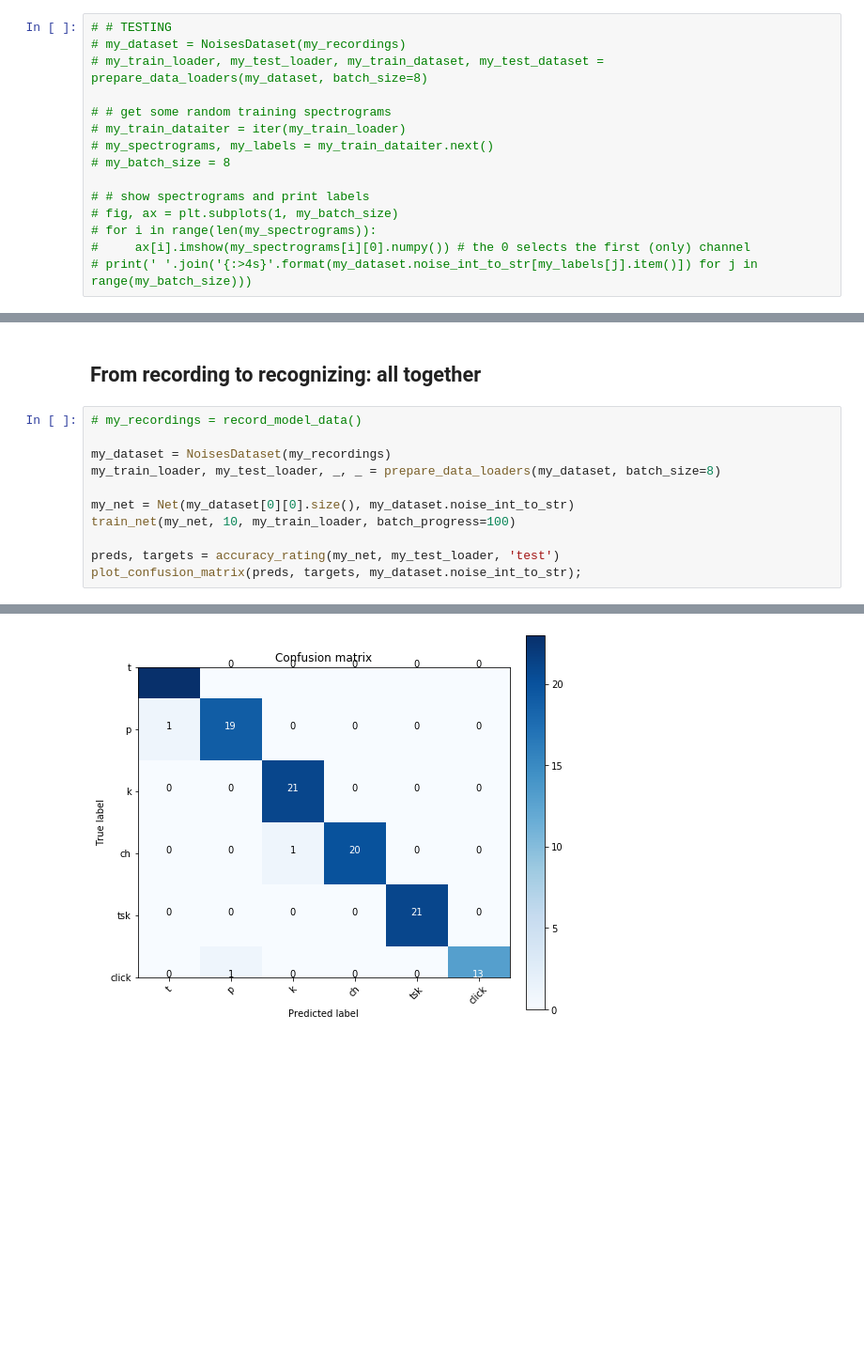
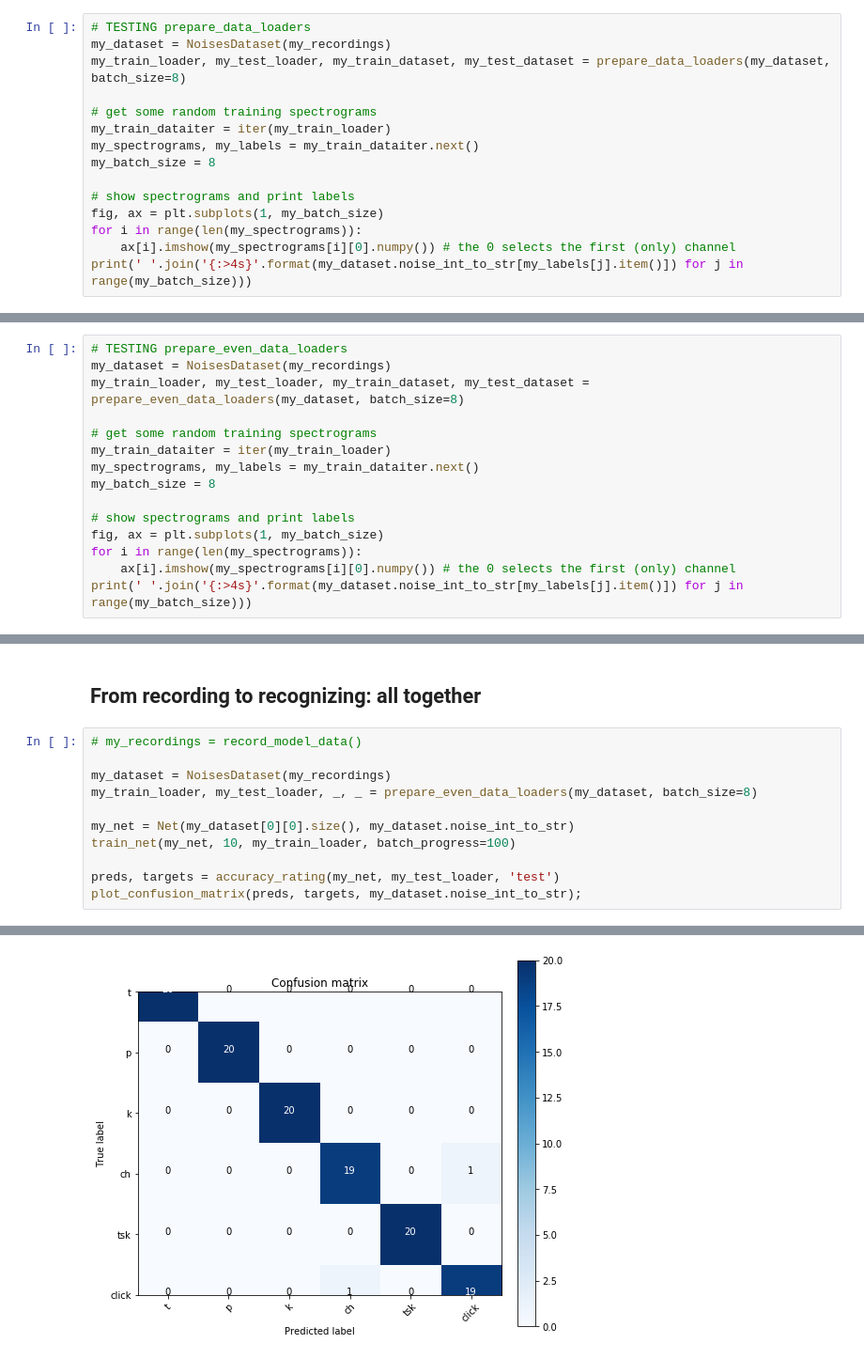
Before and after one commit to tremol/beatbot-noise-control, a Jupyter notebook: Exploration 4 - unifying in one workflow.ipynb, the cells around one changed output, grey strips where cells are left out. Shown at 94% size. Saved outputs shown, nothing was run; the diff lists cells and outputs as text; blank space fills up the shorter version.

Commit message:
added function to create data loaders with each noise type evenly represented

```diff
--- a/Exploration 4 - unifying in one workflow.ipynb
+++ b/Exploration 4 - unifying in one workflow.ipynb
@@ -317,15 +379,15 @@ def prepare_data_loaders(full_dataset, training_fraction=0.8, batch_size=8):
 # %%
-# # TESTING
-# my_dataset = NoisesDataset(my_recordings)
-# my_train_loader, my_test_loader, my_train_dataset, my_test_dataset = prepare_data_loaders(my_dataset, batch_size=8)
+# TESTING prepare_data_loaders
+my_dataset = NoisesDataset(my_recordings)
+my_train_loader, my_test_loader, my_train_dataset, my_test_dataset = prepare_data_loaders(my_dataset, batch_size=8)
 
-# # get some random training spectrograms
-# my_train_dataiter = iter(my_train_loader)
-# my_spectrograms, my_labels = my_train_dataiter.next()
-# my_batch_size = 8
+# get some random training spectrograms
+my_train_dataiter = iter(my_train_loader)
+my_spectrograms, my_labels = my_train_dataiter.next()
+my_batch_size = 8
 
-# # show spectrograms and print labels
-# fig, ax = plt.subplots(1, my_batch_size)
-# for i in range(len(my_spectrograms)):
-#     ax[i].imshow(my_spectrograms[i][0].numpy()) # the 0 selects the first (only) channel
-# print(' '.join('{:>4s}'.format(my_dataset.noise_int_to_str[my_labels[j].item()]) for j in range(my_batch_size)))
+# show spectrograms and print labels
+fig, ax = plt.subplots(1, my_batch_size)
+for i in range(len(my_spectrograms)):
+    ax[i].imshow(my_spectrograms[i][0].numpy()) # the 0 selects the first (only) channel
+print(' '.join('{:>4s}'.format(my_dataset.noise_int_to_str[my_labels[j].item()]) for j in range(my_batch_size)))
@@ -331,0 +397,15 @@ def prepare_data_loaders(full_dataset, training_fraction=0.8, batch_size=8):
+# %%
+# TESTING prepare_even_data_loaders
+my_dataset = NoisesDataset(my_recordings)
+my_train_loader, my_test_loader, my_train_dataset, my_test_dataset = prepare_even_data_loaders(my_dataset, batch_size=8)
+
+# get some random training spectrograms
+my_train_dataiter = iter(my_train_loader)
+my_spectrograms, my_labels = my_train_dataiter.next()
+my_batch_size = 8
+
+# show spectrograms and print labels
+fig, ax = plt.subplots(1, my_batch_size)
+for i in range(len(my_spectrograms)):
+    ax[i].imshow(my_spectrograms[i][0].numpy()) # the 0 selects the first (only) channel
+print(' '.join('{:>4s}'.format(my_dataset.noise_int_to_str[my_labels[j].item()]) for j in range(my_batch_size)))
@@ -558,7 +641,7 @@ Note this supposes that the default samplerate and n_mels for get_prediction are
 # my_recordings = record_model_data()
 
 my_dataset = NoisesDataset(my_recordings)
-my_train_loader, my_test_loader, _, _ = prepare_data_loaders(my_dataset, batch_size=8)
+my_train_loader, my_test_loader, _, _ = prepare_even_data_loaders(my_dataset, batch_size=8)
 
 my_net = Net(my_dataset[0][0].size(), my_dataset.noise_int_to_str)
 train_net(my_net, 10, my_train_loader, batch_progress=100)
@@ -575,7 +658,7 @@ plot_confusion_matrix(preds, targets, my_dataset.noise_int_to_str);
 Finished Training
 Accuracy of the network on the 120 test spectrograms: 98 %
 Confusion matrix, without normalization:
-[figure, old version]
+[figure, new version]
 # %%
 listen_recognize_and_respond(my_net, print_noise, 2, duration=20)
 # %% [output]
```
Also changed, not shown: parts of 8 cells of this notebook.
